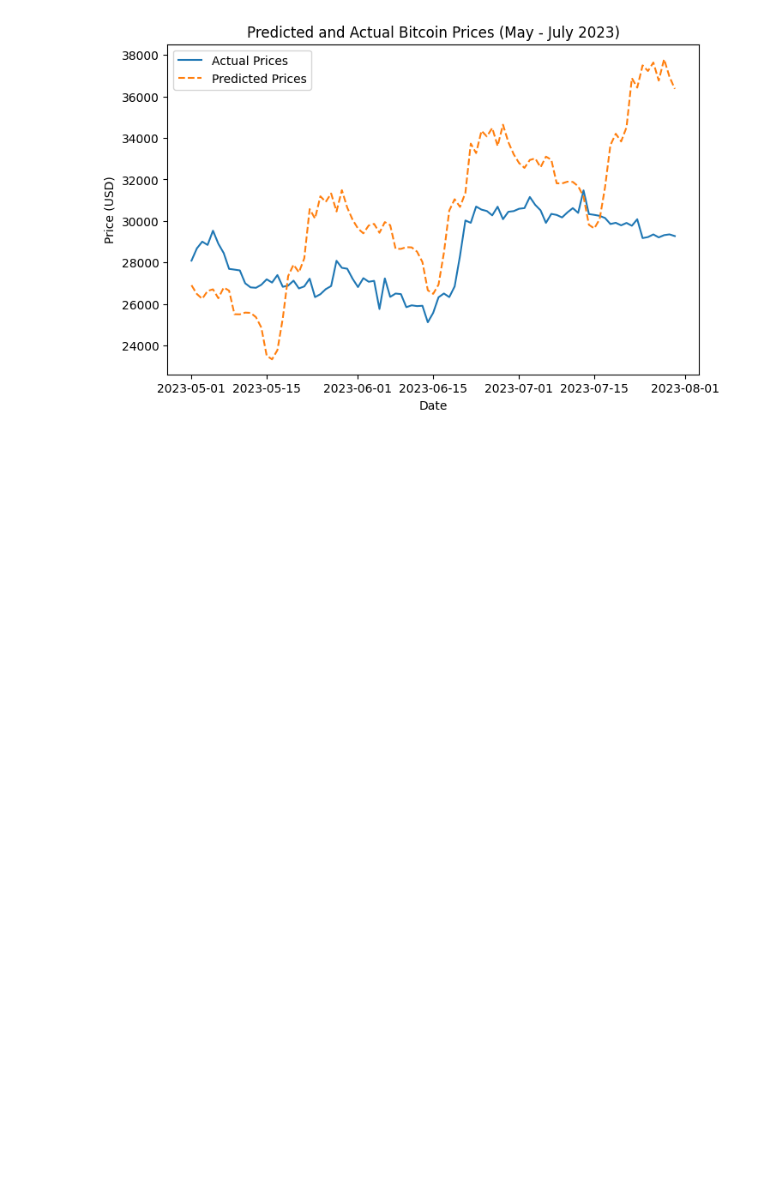
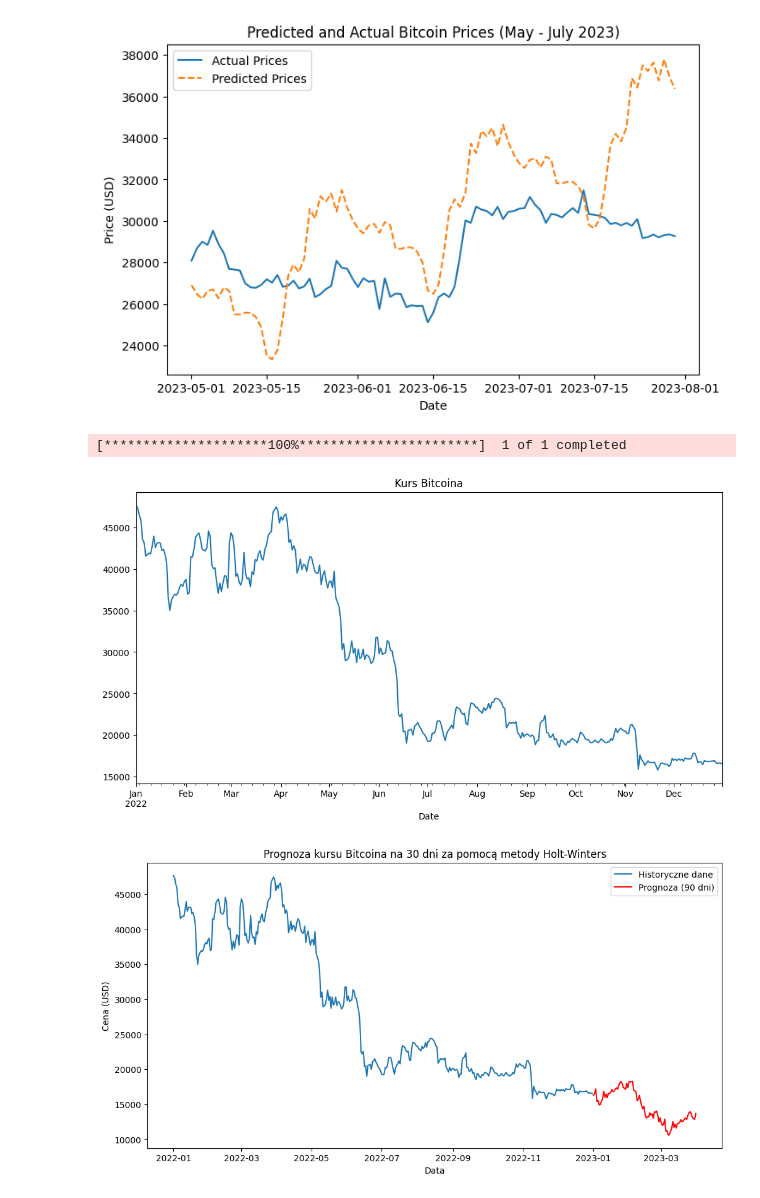
Before and after one commit to cynarski/crypto_predict, a Jupyter notebook: models/cos.ipynb, the cells around one changed output. Cells and saved outputs as stored; diff of their text form; code cells hidden in the pictures; blank space fills up the shorter version.

```diff
--- a/models/cos.ipynb
+++ b/models/cos.ipynb
@@ -154,3 +154,45 @@ plt.show()
 [*********************100%***********************]  1 of 1 completed
 Test RMSE: 3532.026
 [figure]
+# %%
+import yfinance as yf
+import pandas as pd
+import matplotlib.pyplot as plt
+from statsmodels.tsa.holtwinters import ExponentialSmoothing
+
+# Pobierz dane dla Bitcoina (lub innej kryptowaluty) za pomocą yfinance
+crypto_symbol = 'BTC-USD'  # Symbol dla Bitcoina
+data = yf.download(crypto_symbol, start='2022-01-01', end='2023-01-01', interval='1d')
+
+# Wybierz tylko kolumnę 'Close' dla analiz
+data = data[['Close']].dropna()
+data.columns = ['Price']
+
+# Wyświetl dane, aby upewnić się, że są poprawne
+data['Price'].plot(title='Kurs Bitcoina', figsize=(12, 6))
+plt.show()
+
+# Krok 3: Dopasowanie modelu Holt-Winters
+model = ExponentialSmoothing(data['Price'],
+                             trend='add',
+                             seasonal='add',
+                             seasonal_periods=60)  # Sezonowość miesięczna (dla kursów dziennych)
+hw_model = model.fit()
+
+# Krok 4: Prognozowanie
+forecast_period = 90  # Liczba dni do przodu do prognozowania
+forecast = hw_model.forecast(steps=forecast_period)
+
+# Krok 5: Wyświetlenie wyników na wykresie
+plt.figure(figsize=(12, 6))
+plt.plot(data['Price'], label='Historyczne dane')
+plt.plot(forecast, label=f'Prognoza ({forecast_period} dni)', color='red')
+plt.legend()
+plt.title('Prognoza kursu Bitcoina na 30 dni za pomocą metody Holt-Winters')
+plt.xlabel('Data')
+plt.ylabel('Cena (USD)')
+plt.show()
+# %% [output]
+[*********************100%***********************]  1 of 1 completed
+[figure, added]
+[figure, added]
```
Also changed, not shown: parts of 3 cells of this notebook.
